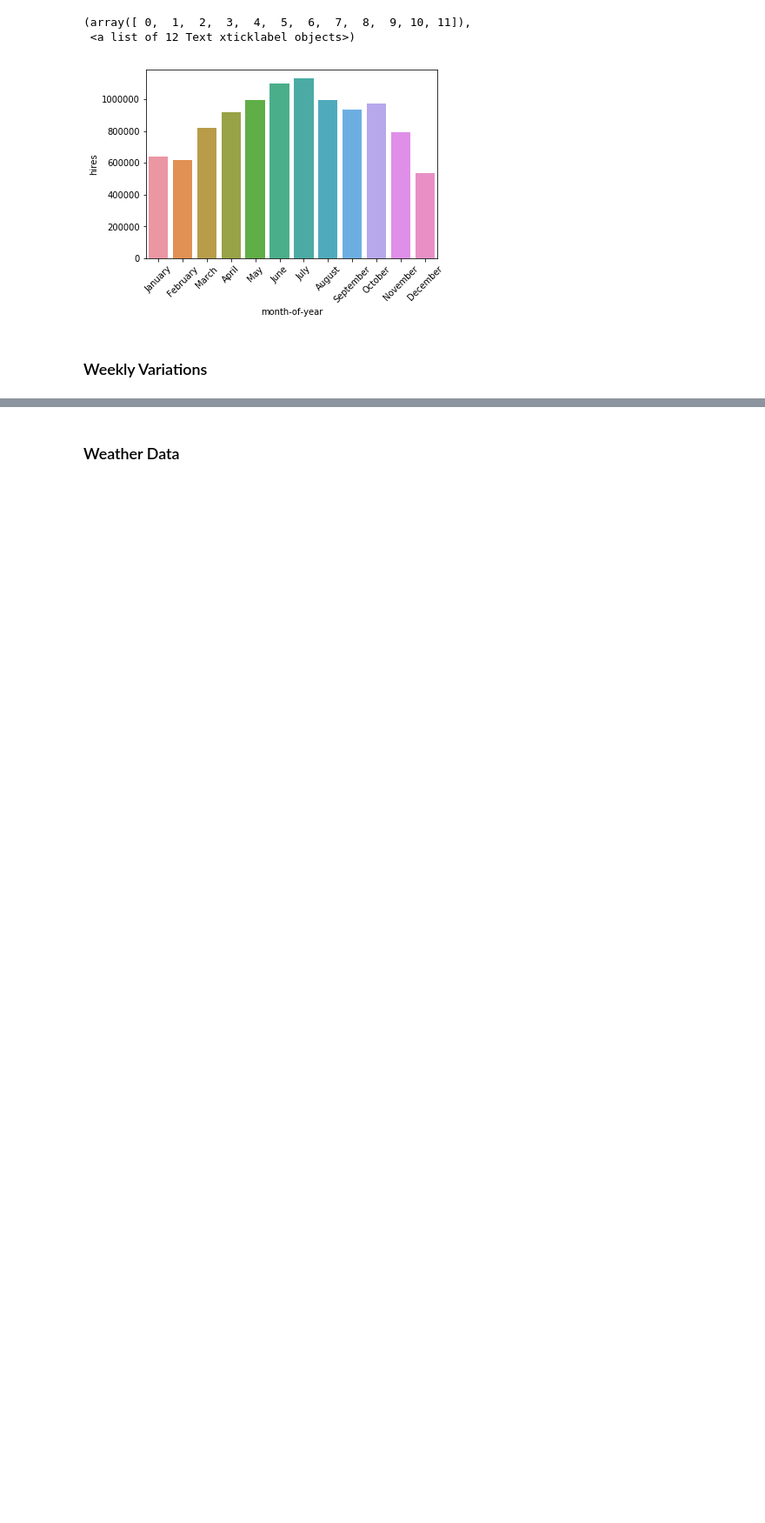
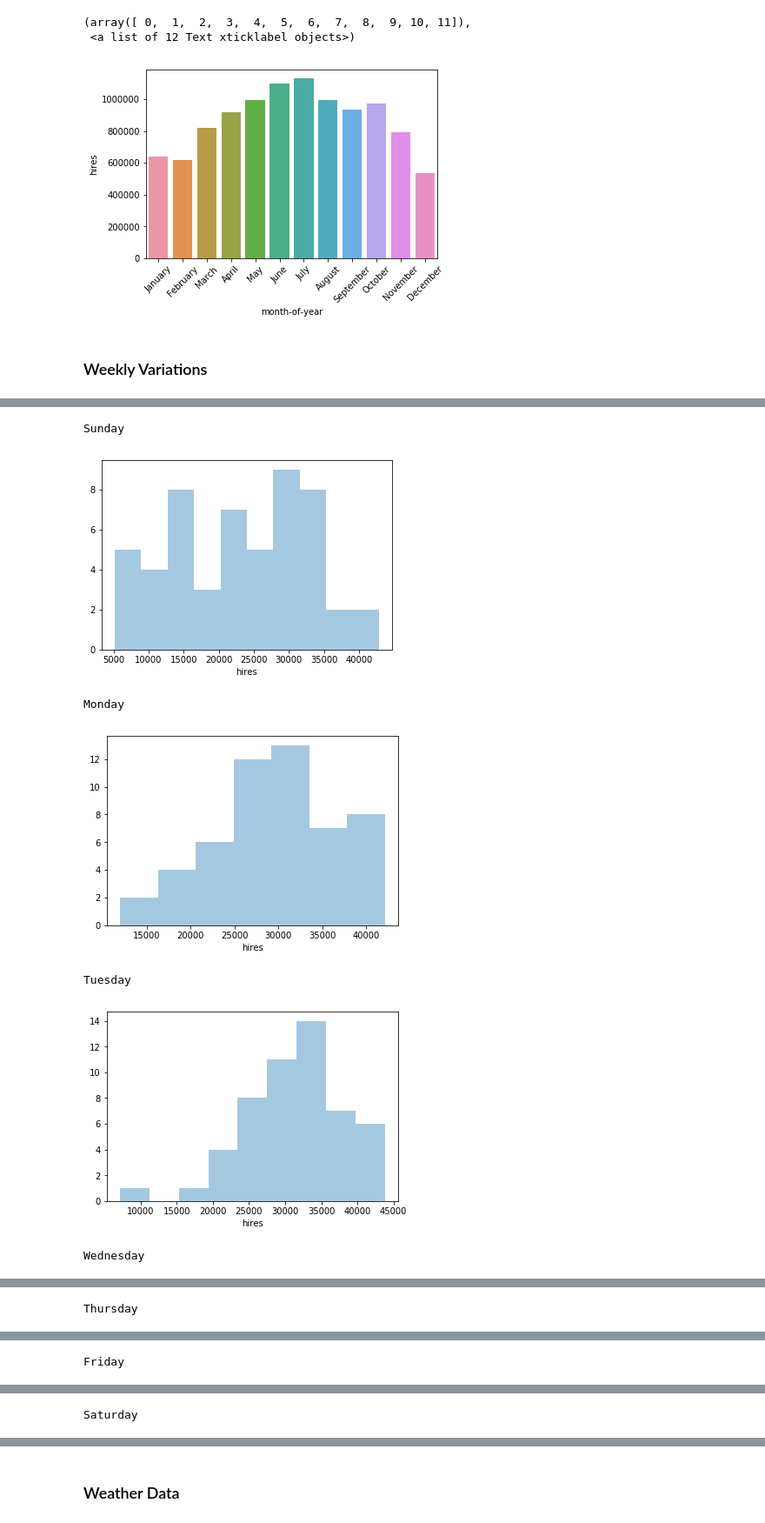
Before and after one commit to tommirrington/Simulated-Data, a Jupyter notebook: Simulated_Data.ipynb, the cells around one changed output, grey strips where cells are left out. Shown at 87% size. Drawn from its saved outputs; the diff is of its cells as text; code cells hidden in the pictures; blank space fills up the shorter version.

```diff
--- a/Simulated_Data.ipynb
+++ b/Simulated_Data.ipynb
@@ -137,0 +198,30 @@ plt.xticks(rotation=90)
+# %%
+print('Sunday')
+sns.distplot((daily_2017.loc[daily_2017['day-of-week'] == 'Sunday'])['hires'], kde=False, bins=10)
+plt.show()
+print('Monday')
+sns.distplot((daily_2017.loc[daily_2017['day-of-week'] == 'Monday'])['hires'], kde=False)
+plt.show()
+print('Tuesday')
+sns.distplot((daily_2017.loc[daily_2017['day-of-week'] == 'Tuesday'])['hires'], kde=False)
+plt.show()
+print('Wednesday')
+sns.distplot((daily_2017.loc[daily_2017['day-of-week'] == 'Wednesday'])['hires'], kde=False)
+plt.show()
+print('Thursday')
+sns.distplot((daily_2017.loc[daily_2017['day-of-week'] == 'Thursday'])['hires'], kde=False)
+plt.show()
+print('Friday')
+sns.distplot((daily_2017.loc[daily_2017['day-of-week'] == 'Friday'])['hires'], kde=False)
+plt.show()
+print('Saturday')
+sns.distplot((daily_2017.loc[daily_2017['day-of-week'] == 'Saturday'])['hires'], kde=False)
+plt.show()
+# %% [output]
+Sunday
+[figure, added]
+Monday
+[figure, added]
+Tuesday
+[figure, added]
+Wednesday
@@ -137,0 +229 @@ plt.xticks(rotation=90)
+Thursday
@@ -137,0 +231 @@ plt.xticks(rotation=90)
+Friday
@@ -137,0 +233 @@ plt.xticks(rotation=90)
+Saturday
```
Also changed, not shown: parts of 29 cells of this notebook.
